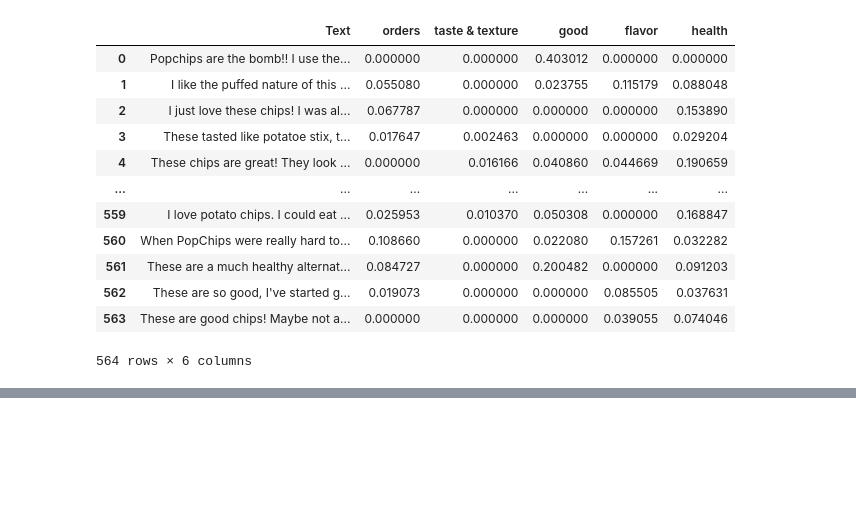
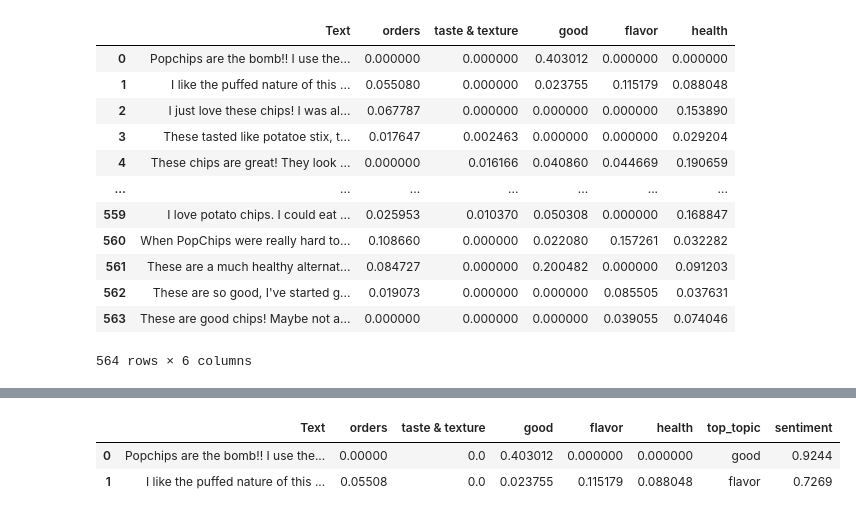
Before and after one commit to Camiloesp/PythonDataScience_NaturalLanguageProcessing, a Jupyter notebook: 3_NLP_MachineLearning.ipynb, the cells around one changed output, grey strips where cells are left out. Cells and saved outputs as stored; diff of their text form; code cells hidden in the pictures; blank space fills up the shorter version.

```diff
--- a/3_NLP_MachineLearning.ipynb
+++ b/3_NLP_MachineLearning.ipynb
@@ -357,0 +384,11 @@ reviews_topics
+# %%
+def get_sentiment(text):
+    analyzer = SentimentIntensityAnalyzer()
+    return analyzer.polarity_scores(text)['compound'] # Total Score.
+# %%
+final_topics['sentiment'] = final_topics.Text.apply(get_sentiment)
+final_topics.head(2)
+# %% [output]
+|  | Text | orders | taste & texture | good | flavor | health | top_topic | sentiment |
+| 0 | Popchips are the bomb!! I use the... | 0.00000 | 0.0 | 0.403012 | 0.000000 | 0.000000 | good | 0.9244 |
+| 1 | I like the puffed nature of this ... | 0.05508 | 0.0 | 0.023755 | 0.115179 | 0.088048 | flavor | 0.7269 |
```
Also changed, not shown: parts of 4 cells of this notebook.
